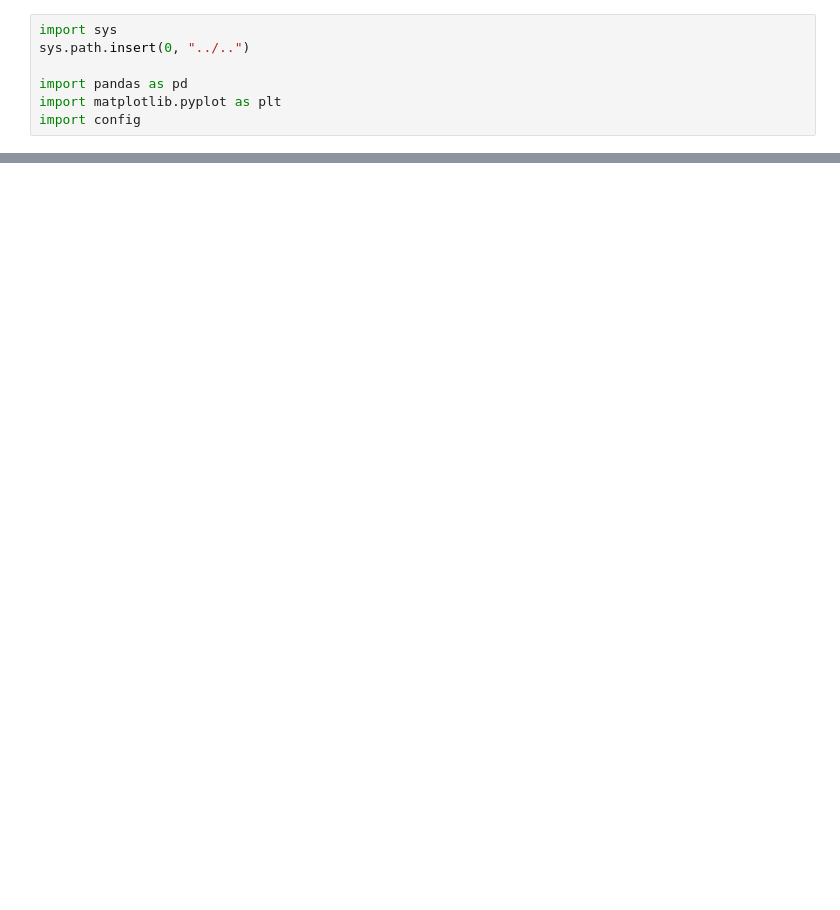
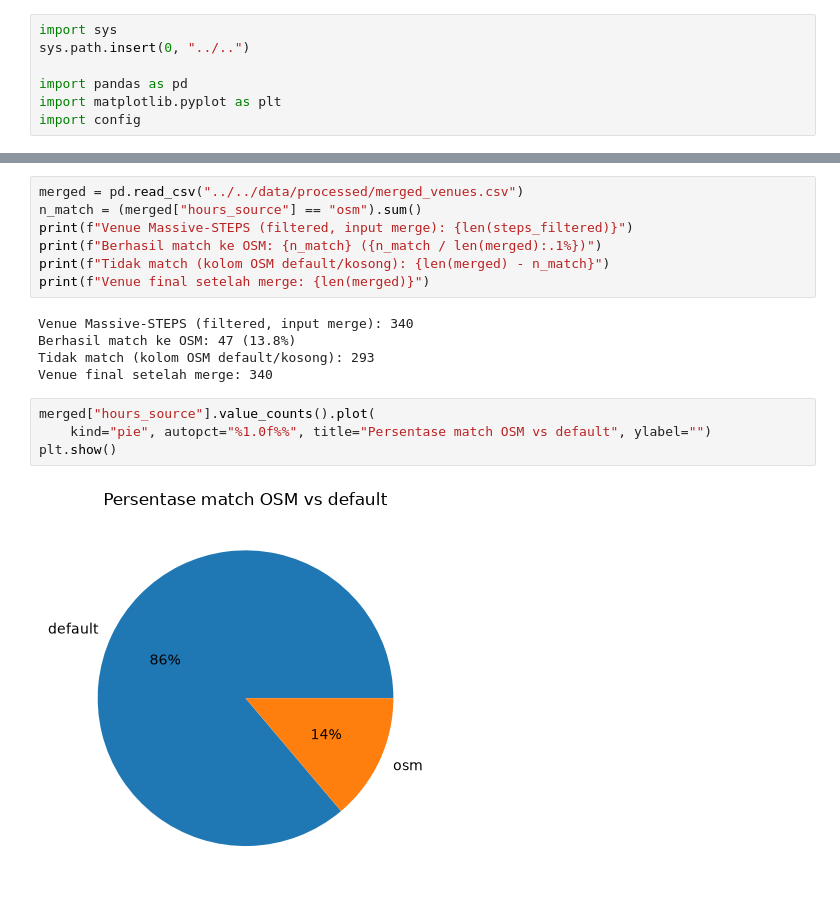
Before and after one commit to Hazjel/sistem-rekomendasi-destinasi-wisata-jakarta, a Jupyter notebook: docs/notebooks/03_data_processing.ipynb, the cells around one changed output, grey strips where cells are left out. Drawn from its saved outputs; the diff is of its cells as text; blank space fills up the shorter version.

```diff
--- a/docs/notebooks/03_data_processing.ipynb
+++ b/docs/notebooks/03_data_processing.ipynb
@@ -94,0 +124,18 @@ plt.show()
+# %%
+merged = pd.read_csv("../../data/processed/merged_venues.csv")
+n_match = (merged["hours_source"] == "osm").sum()
+print(f"Venue Massive-STEPS (filtered, input merge): {len(steps_filtered)}")
+print(f"Berhasil match ke OSM: {n_match} ({n_match / len(merged):.1%})")
+print(f"Tidak match (kolom OSM default/kosong): {len(merged) - n_match}")
+print(f"Venue final setelah merge: {len(merged)}")
+# %% [output]
+Venue Massive-STEPS (filtered, input merge): 340
+Berhasil match ke OSM: 47 (13.8%)
+Tidak match (kolom OSM default/kosong): 293
+Venue final setelah merge: 340
+# %%
+merged["hours_source"].value_counts().plot(
+    kind="pie", autopct="%1.0f%%", title="Persentase match OSM vs default", ylabel="")
+plt.show()
+# %% [output]
+[figure, added]
```
Also changed, not shown: parts of 25 cells of this notebook, 13 other files.
